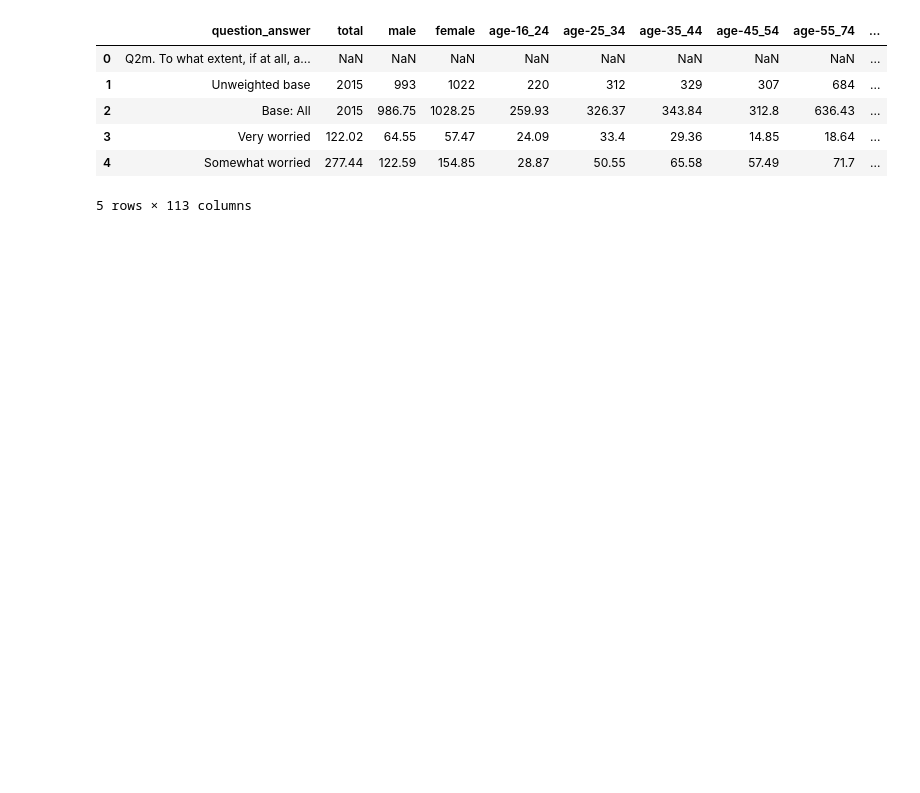
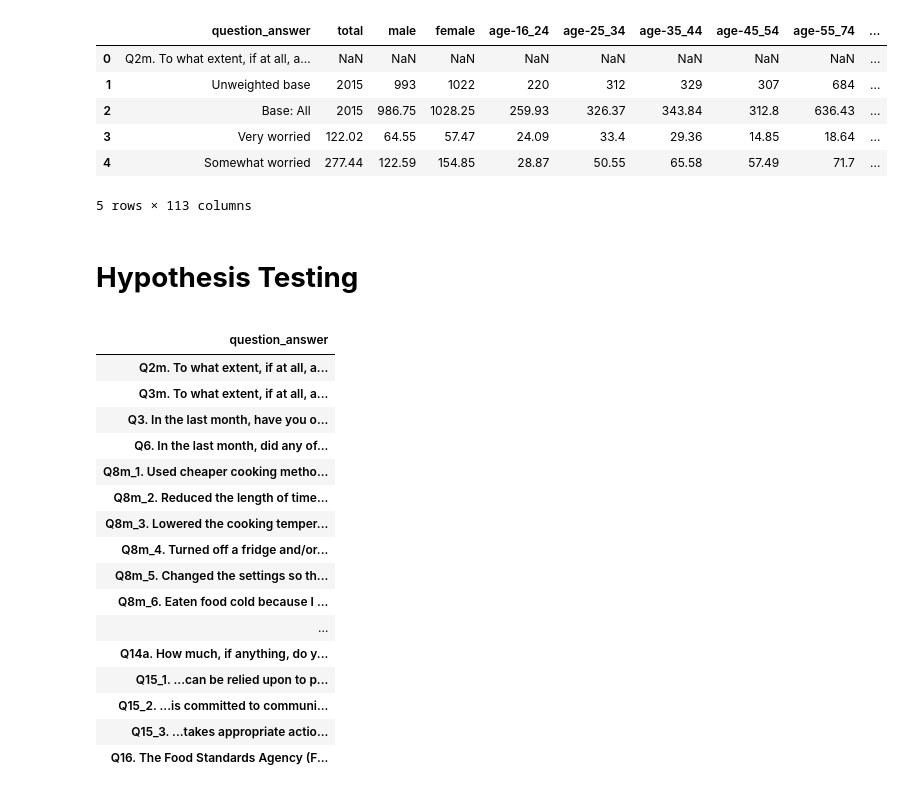
Before and after one commit to mysteryvishal/cpst-analysis, a Jupyter notebook: fsa_analysis.ipynb, the cells around one changed output. Saved outputs shown, nothing was run; the diff lists cells and outputs as text; code cells hidden in the pictures; blank space fills up the shorter version.

Commit message:
added hypothesis tests

```diff
--- a/fsa_analysis.ipynb
+++ b/fsa_analysis.ipynb
@@ -67,3 +70,31 @@ df.head()
 | 3 | Very worried | 122.02 | 64.55 | 57.47 | 24.09 | 33.4 | 29.36 | 14.85 | 18.64 | ... |
 | 4 | Somewhat worried | 277.44 | 122.59 | 154.85 | 28.87 | 50.55 | 65.58 | 57.49 | 71.7 | ... |
 5 rows × 113 columns
+# %% [markdown]
+# **Hypothesis Testing**
+# %%
+import re
+from scipy.stats import chi2_contingency
+
+questions = df[df['question_answer'].str.contains(r'Q\d+')]['question_answer']
+
+pd.DataFrame(questions).set_index('question_answer')
+# %% [output]
+|  |
+| question_answer |
+| Q2m. To what extent, if at all, a... |
+| Q3m. To what extent, if at all, a... |
+| Q3. In the last month, have you o... |
+| Q6. In the last month, did any of... |
+| Q8m_1. Used cheaper cooking metho... |
+| Q8m_2. Reduced the length of time... |
+| Q8m_3. Lowered the cooking temper... |
+| Q8m_4. Turned off a fridge and/or... |
+| Q8m_5. Changed the settings so th... |
+| Q8m_6. Eaten food cold because I ... |
+| ... |
+| Q14a. How much, if anything, do y... |
+| Q15_1. ...can be relied upon to p... |
+| Q15_2. ...is committed to communi... |
+| Q15_3. ...takes appropriate actio... |
+| Q16. The Food Standards Agency (F... |
```
Also changed, not shown: parts of 13 cells of this notebook.
